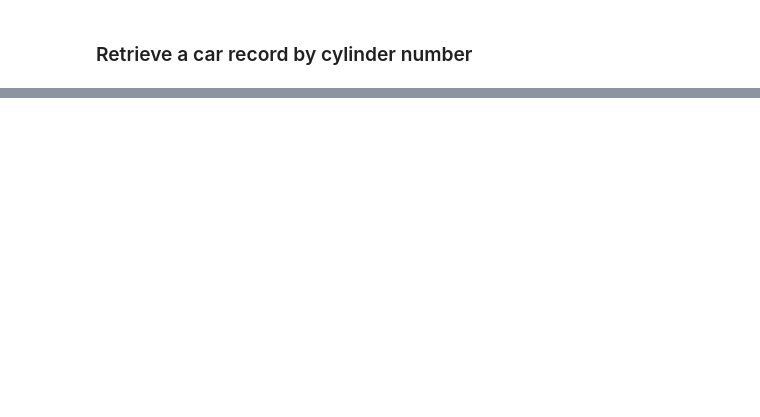
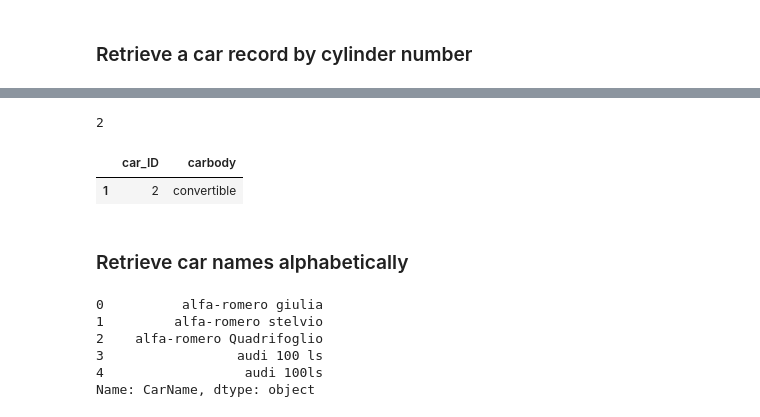
Before and after one commit to kim-b3rly/CarSales-analytics, a Jupyter notebook: main.ipynb, the cells around one changed output, grey strips where cells are left out. Cells and saved outputs as stored; diff of their text form; code cells hidden in the pictures; blank space fills up the shorter version.

Commit message:
completed requirement a and b
still requires attention, notes included in the comments

```diff
--- a/main.ipynb
+++ b/main.ipynb
@@ -133,0 +218,31 @@ Please enter car ID to retrieve the record:  8
+# %%
+#retrieving columns for the car ID selected
+#code specified for only two columms
+#may require modification for user to select number of columns
+user_carID=int(input())
+
+car_index=user_carID-1
+car_df.loc[[car_index],[user_column1,user_column2]]
+# %% [output]
+2
+|  | car_ID | carbody |
+| 1 | 2 | convertible |
+# %% [markdown]
+### Retrieve car names alphabetically
+# %%
+#extract the car names
+
+car_names= car_df['CarName']
+
+car_names.sort_values()
+
+#df.sort_values(by = ["Final"], inplace =False, ascending=False).head()
+
+car_names.head(50)
+# %% [output]
+0          alfa-romero giulia
+1         alfa-romero stelvio
+2    alfa-romero Quadrifoglio
+3                 audi 100 ls
+4                  audi 100ls
+Name: CarName, dtype: object
```
Also changed, not shown: parts of 10 cells of this notebook.
